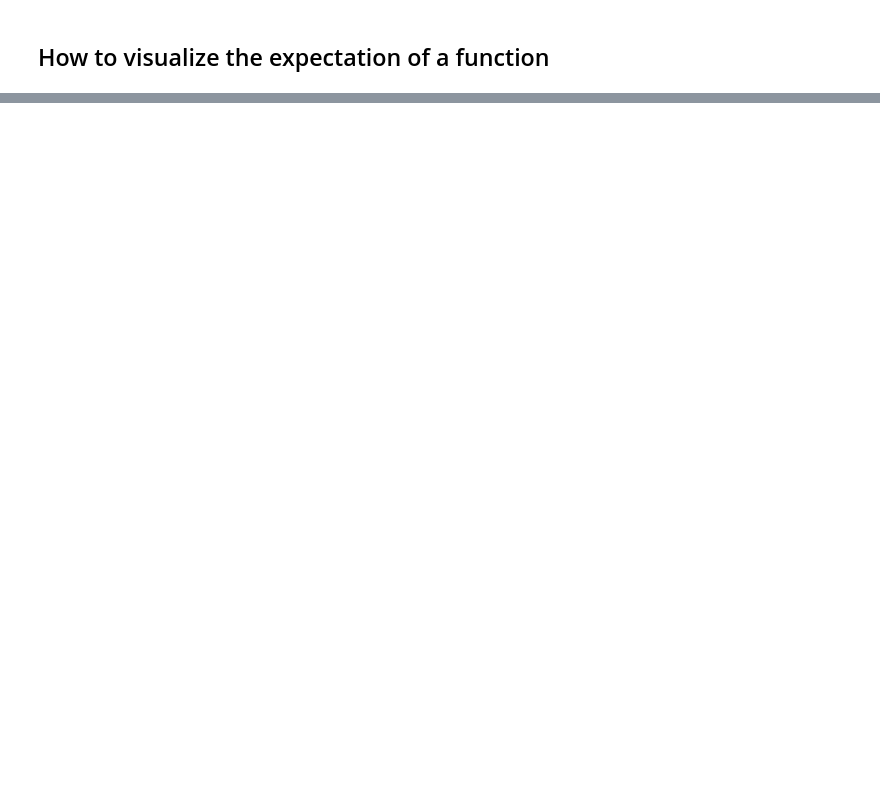
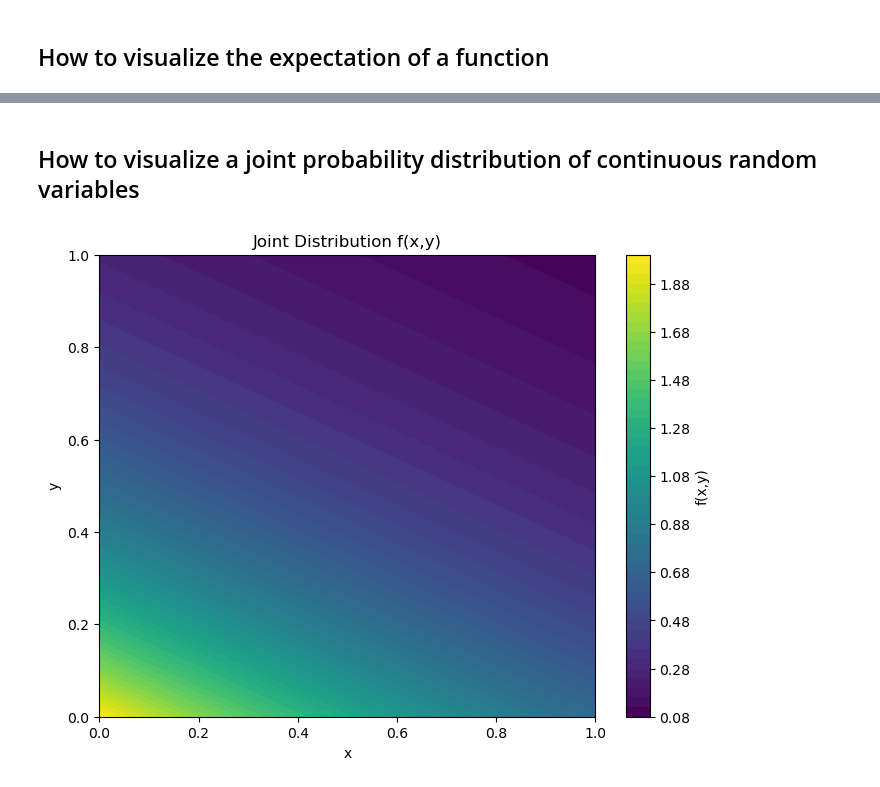
Before and after one commit to tsubora/bayes, a Jupyter notebook: _sources/python_codes.ipynb, the cells around one changed output, grey strips where cells are left out. Drawn from its saved outputs; the diff is of its cells as text; code cells hidden in the pictures; blank space fills up the shorter version.

```diff
--- a/_sources/python_codes.ipynb
+++ b/_sources/python_codes.ipynb
@@ -84,0 +85,19 @@ plt.show()
+# %% [markdown]
+## How to visualize a joint probability distribution of continuous random variables
+# %%
+def joint_distribution(x, y):
+    return 2 * np.exp(-x) * np.exp(-2 * y)
+x = np.linspace(0, 1, 400)
+y = np.linspace(0, 1, 400)
+X, Y = np.meshgrid(x, y)
+Z = joint_distribution(X, Y)
+
+plt.figure(figsize=(8, 6))
+plt.contourf(X, Y, Z, 50, cmap='viridis')  # 50 is the number of contour levels
+plt.colorbar(label='f(x,y)')
+plt.title('Joint Distribution f(x,y)')
+plt.xlabel('x')
+plt.ylabel('y')
+plt.show()
+# %% [output]
+[figure, added]
```
Also changed, not shown: parts of 7 cells of this notebook, 18 other files.
